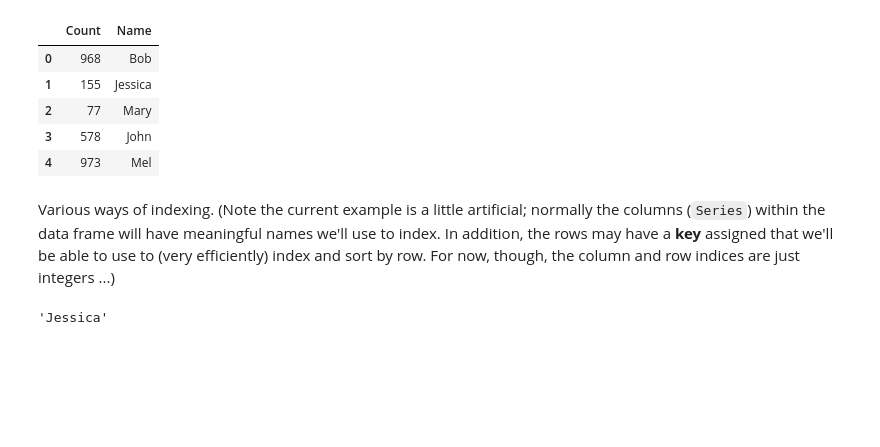
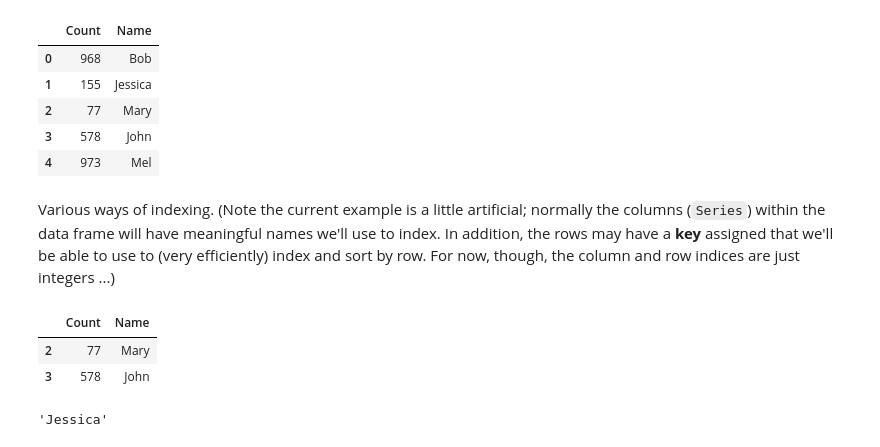
Before and after one commit to bbolker/math1mp, a Jupyter notebook: notes/pandas_intro.ipynb, the cells around one changed output. Drawn from its saved outputs; the diff is of its cells as text; code cells hidden in the pictures; blank space fills up the shorter version.

```diff
--- a/notes/pandas_intro.ipynb
+++ b/notes/pandas_intro.ipynb
@@ -24,6 +24,12 @@ p    ## notebooks automatically print the *last* result returned in each chunk
 | 4 | 973 | Mel |
 # %% [markdown]
 Various ways of indexing. (Note the current example is a little artificial; normally the columns (`Series`) within the data frame will have meaningful names we'll use to index. In addition, the rows may have a **key** assigned that we'll be able to use to (very efficiently) index and sort by row.  For now, though, the column and row indices are just integers ...)
+# %%
+p.loc[2:3,"Count":"Name"]
+# %% [output]
+|  | Count | Name |
+| 2 | 77 | Mary |
+| 3 | 578 | John |
 # %%
 p["Name"]        ## extract a column = Series (by *name*)
 p[2:3]      ## slice one row
```
Also changed, not shown: parts of 31 cells of this notebook, 8 other files.
